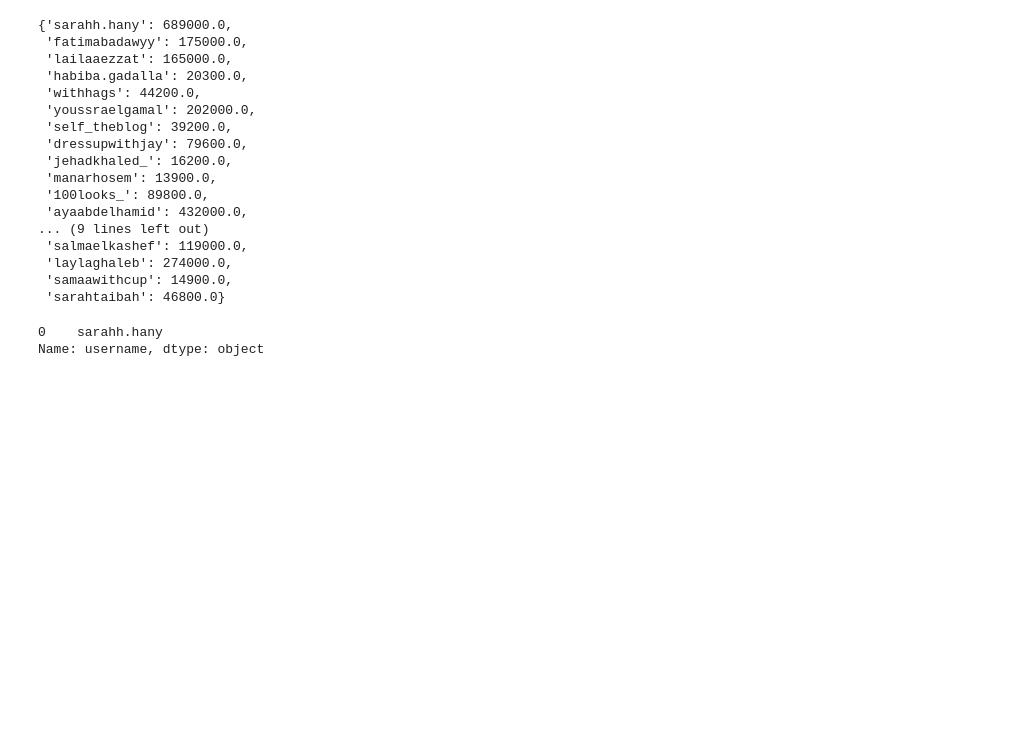
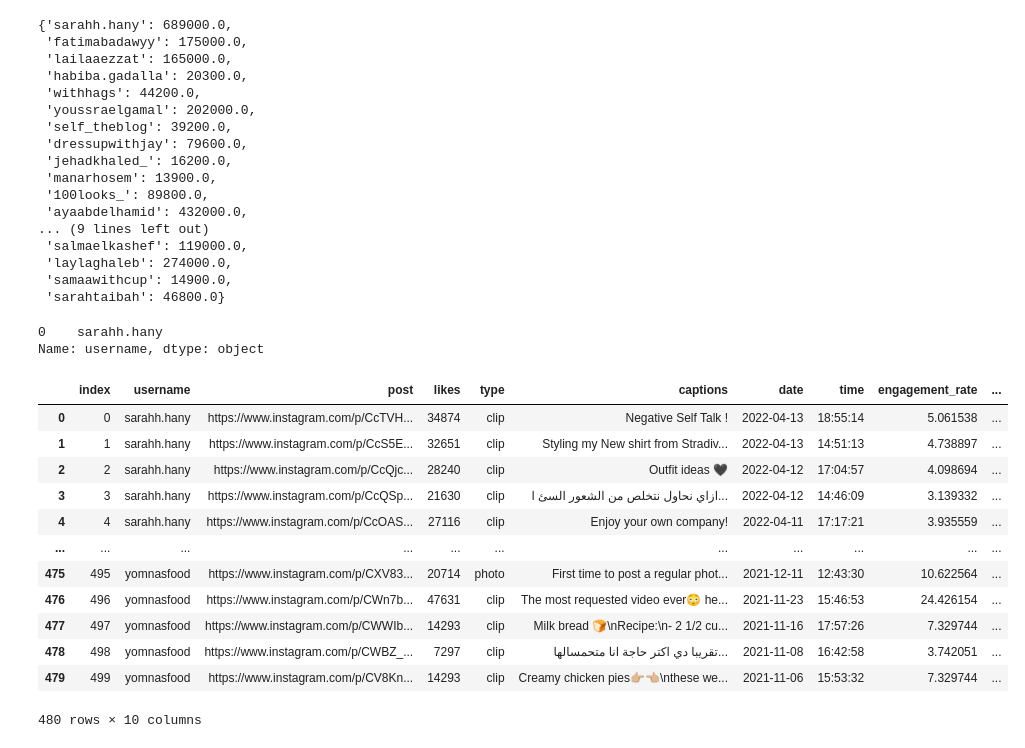
Before and after one commit to ayahhany/Instagram-Dashboard, a Jupyter notebook: preprocessing0.ipynb, the cells around one changed output. Saved outputs shown, nothing was run; the diff lists cells and outputs as text; code cells hidden in the pictures; blank space fills up the shorter version.

```diff
--- a/preprocessing0.ipynb
+++ b/preprocessing0.ipynb
@@ -276,7 +278,28 @@ general['avg_engagement_rate'] = avg_er
+# %%
+detailed.drop(range(240,260), inplace = True)
+# %%
+general = general.reset_index()
+detailed = detailed.reset_index()
 # %%
 general.to_csv('./outputs/insta_general.csv', index=False)
 # %%
 detailed.to_csv('./outputs/insta_detailed_processed.csv', index=False)
+# %%
+detailed
+# %% [output]
+|  | index | username | post | likes | type | captions | date | time | engagement_rate | ... |
+| 0 | 0 | sarahh.hany | https://www.instagram.com/p/CcTVH... | 34874 | clip | Negative Self Talk ! | 2022-04-13 | 18:55:14 | 5.061538 | ... |
+| 1 | 1 | sarahh.hany | https://www.instagram.com/p/CcS5E... | 32651 | clip | Styling my New shirt from Stradiv... | 2022-04-13 | 14:51:13 | 4.738897 | ... |
+| 2 | 2 | sarahh.hany | https://www.instagram.com/p/CcQjc... | 28240 | clip | Outfit ideas 🖤 | 2022-04-12 | 17:04:57 | 4.098694 | ... |
+| 3 | 3 | sarahh.hany | https://www.instagram.com/p/CcQSp... | 21630 | clip | ازاي نحاول نتخلص من الشعور السئ ا... | 2022-04-12 | 14:46:09 | 3.139332 | ... |
+| 4 | 4 | sarahh.hany | https://www.instagram.com/p/CcOAS... | 27116 | clip | Enjoy your own company! | 2022-04-11 | 17:17:21 | 3.935559 | ... |
+| ... | ... | ... | ... | ... | ... | ... | ... | ... | ... | ... |
+| 475 | 495 | yomnasfood | https://www.instagram.com/p/CXV83... | 20714 | photo | First time to post a regular phot... | 2021-12-11 | 12:43:30 | 10.622564 | ... |
+| 476 | 496 | yomnasfood | https://www.instagram.com/p/CWn7b... | 47631 | clip | The most requested video ever😳 he... | 2021-11-23 | 15:46:53 | 24.426154 | ... |
+| 477 | 497 | yomnasfood | https://www.instagram.com/p/CWWIb... | 14293 | clip | Milk bread 🍞\nRecipe:\n- 2 1/2 cu... | 2021-11-16 | 17:57:26 | 7.329744 | ... |
+| 478 | 498 | yomnasfood | https://www.instagram.com/p/CWBZ_... | 7297 | clip | تقريبا دي اكتر حاجة انا متحمسالها... | 2021-11-08 | 16:42:58 | 3.742051 | ... |
+| 479 | 499 | yomnasfood | https://www.instagram.com/p/CV8Kn... | 14293 | clip | Creamy chicken pies👉🏼👈🏼\nthese we... | 2021-11-06 | 15:53:32 | 7.329744 | ... |
+480 rows × 10 columns
 # %%
 '''
 #mean likes for each user
```
Also changed, not shown: parts of 1 cell of this notebook, 3 other files.
